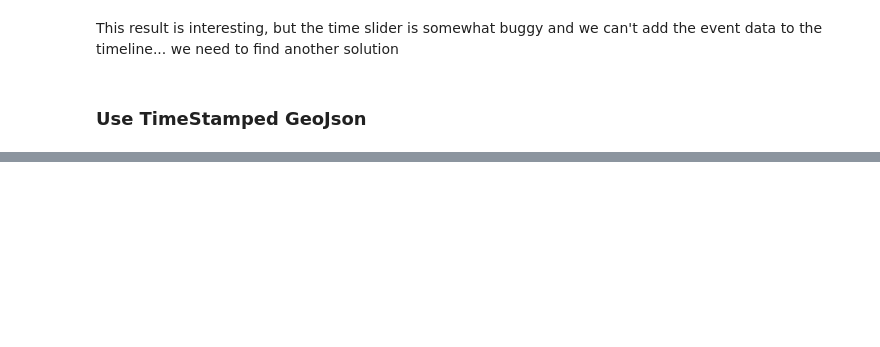
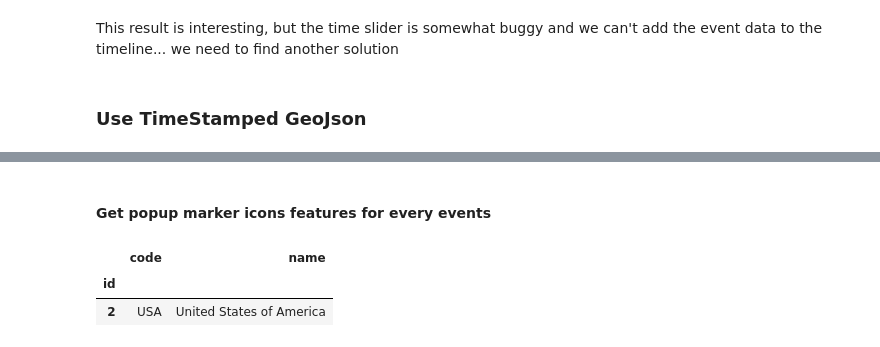
Before and after one commit to vincenzobaz/VBTALL-ADA2017, a Jupyter notebook: Project/notebook_map.ipynb, the cells around one changed output, grey strips where cells are left out. Drawn from its saved outputs; the diff is of its cells as text; code cells hidden in the pictures; blank space fills up the shorter version.

```diff
--- a/Project/notebook_map.ipynb
+++ b/Project/notebook_map.ipynb
@@ -479,0 +450,22 @@ This result is interesting, but the time slider is somewhat buggy and we can't a
+# %% [markdown]
+#### Get popup marker icons features for every events
+# %%
+def extract_gnwo_countries_to_df():
+    """Extract the countries from the gnwo and their id from the gnwo files"""
+    countries_list = []
+    # First gnwo file, contains id, code, name for all gnow numbers
+    with open(os.path.join("data", "gnwo.txt"), "r") as gnow:
+        for line in gnow:
+            split_line = re.split(r'\t+', line)
+            countries_list.append(split_line[0:3])
+    countries =  pd.DataFrame(countries_list, columns=["id", "code" ,"name"])
+    countries["id"] = pd.to_numeric(countries["id"])
+    countries = countries.set_index("id")
+    return countries
+countries = extract_gnwo_countries_to_df()
+
+display(countries.head(1))
+# %% [output]
+|  | code | name |
+| id |  |  |
+| 2 | USA | United States of America |
```
Also changed, not shown: parts of 45 cells of this notebook, 20 other files.
